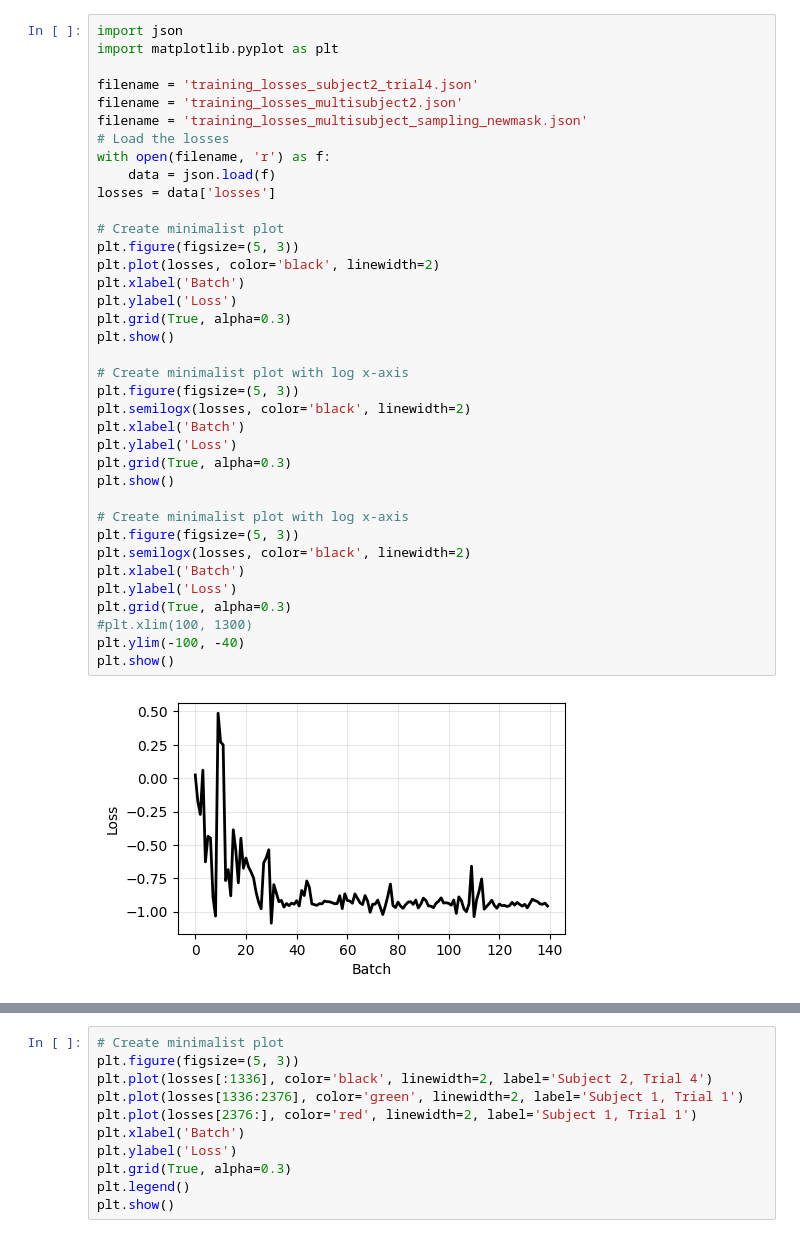
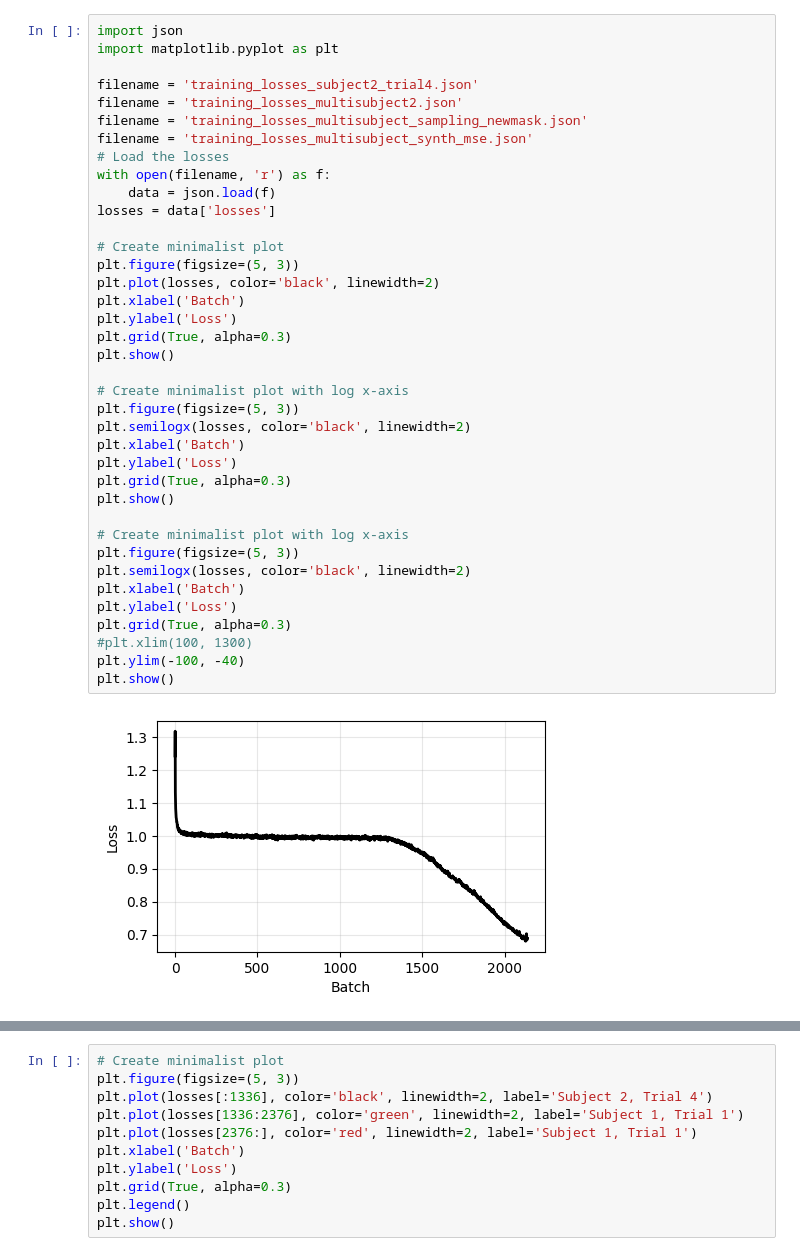
Before and after one commit to azaho/bfm_ic, a Jupyter notebook: losses_plot.ipynb, the cells around one changed output, grey strips where cells are left out. Saved outputs shown, nothing was run; the diff lists cells and outputs as text.

```diff
--- a/losses_plot.ipynb
+++ b/losses_plot.ipynb
@@ -5,35 +5,36 @@ import matplotlib.pyplot as plt
 filename = 'training_losses_subject2_trial4.json'
 filename = 'training_losses_multisubject2.json'
 filename = 'training_losses_multisubject_sampling_newmask.json'
+filename = 'training_losses_multisubject_synth_mse.json'
 # Load the losses
 with open(filename, 'r') as f:
     data = json.load(f)
 losses = data['losses']
 
 # Create minimalist plot
 plt.figure(figsize=(5, 3))
 plt.plot(losses, color='black', linewidth=2)
 plt.xlabel('Batch')
 plt.ylabel('Loss')
 plt.grid(True, alpha=0.3)
 plt.show()
 
 # Create minimalist plot with log x-axis
 plt.figure(figsize=(5, 3))
 plt.semilogx(losses, color='black', linewidth=2)
 plt.xlabel('Batch')
 plt.ylabel('Loss')
 plt.grid(True, alpha=0.3)
 plt.show()
 
 # Create minimalist plot with log x-axis
 plt.figure(figsize=(5, 3))
 plt.semilogx(losses, color='black', linewidth=2)
 plt.xlabel('Batch')
 plt.ylabel('Loss')
 plt.grid(True, alpha=0.3)
 #plt.xlim(100, 1300)
 plt.ylim(-100, -40)
 plt.show()
 # %% [output]
-[figure, old version]
+[figure, new version]
```
Also changed, not shown: parts of 1 cell of this notebook, 1 other file.
